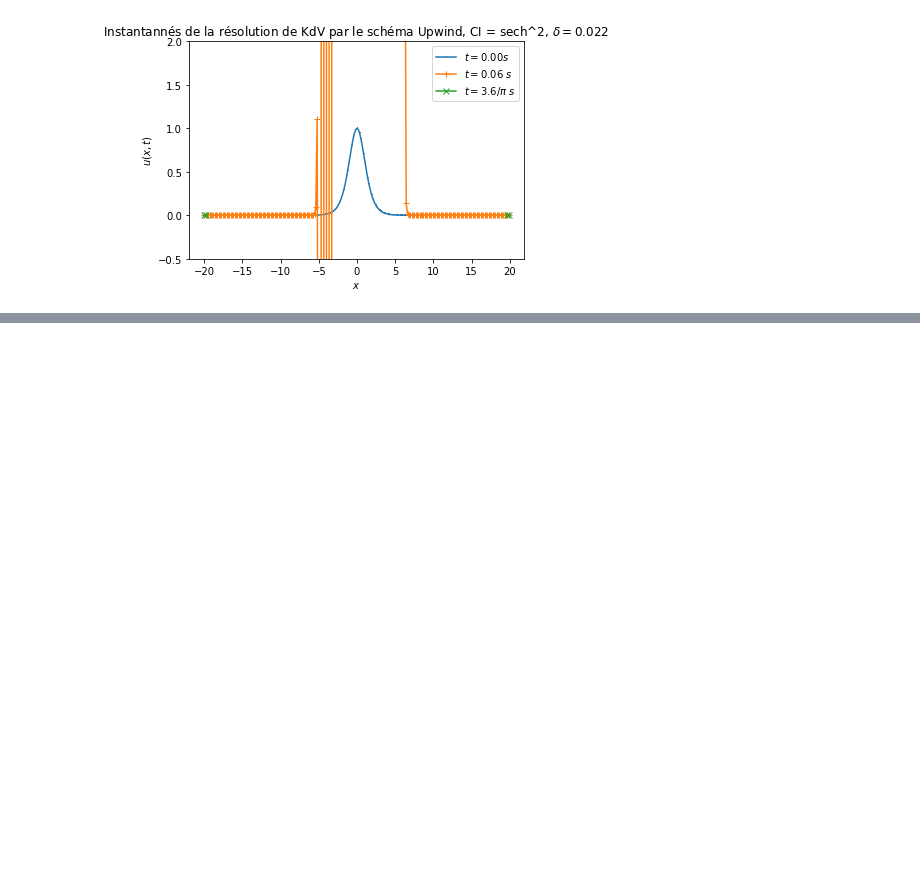
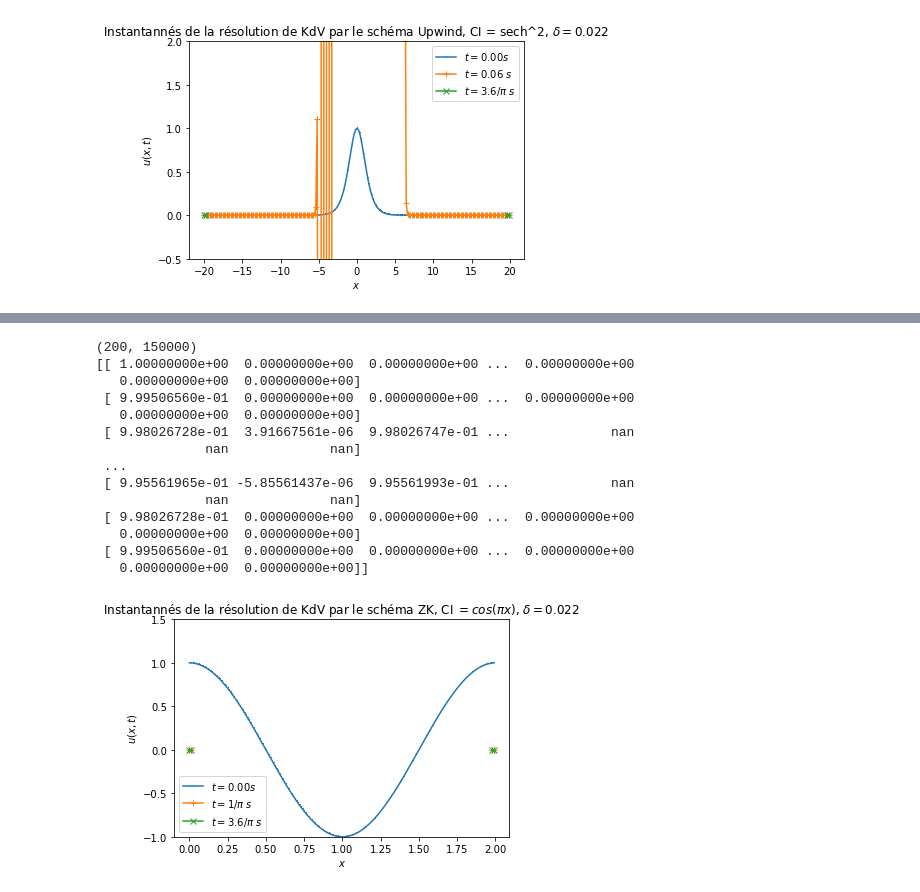
Before and after one commit to AmauryLaridon/LPHYS1303-Projet1, a Jupyter notebook: Notebook.ipynb, the cells around one changed output, grey strips where cells are left out. Cells and saved outputs as stored; diff of their text form; code cells hidden in the pictures; blank space fills up the shorter version.

```diff
--- a/Notebook.ipynb
+++ b/Notebook.ipynb
@@ -194,0 +201,65 @@ plt.close()
+# %%
+#Paramètres numériques et physiques.
+h = 0.01
+k = 0.00001
+x_L = 0
+x_R = 2
+L = x_R - x_L
+N = L/h
+N = int(N)
+x_grid = np.linspace(x_L, x_R - h, N)
+print("Résolution numérique avec une grille spatiale de {} points".format(N))
+t_0 = 0
+T = 1.5
+M = T/k
+M = int(M)
+t_grid = np.linspace(t_0, T-k, M)
+print("Résolution numérique avec une grille temporelle de {} points".format(M))
+delta = 0.022
+print("Paramètres numérique : L = {}, T = {}s, h = {}, k = {}, delta = {}".format(L, T, h, k, delta))
+
+def ZK_KdV(U0, x_grid, t_grid, T, delta):
+    """Schéma ZK pour l équation de KdV"""
+    h = np.abs(x_grid[1]-x_grid[0])
+    k = np.abs(t_grid[1]-x_grid[0])
+    U = np.zeros((np.shape(x_grid)[0], np.shape(t_grid)[0]), dtype=np.float64)
+    M = np.shape(t_grid)[0]
+    U[:, 0] = U0
+    for j in range(M-1):
+        # Implémentation schéma
+        U[2:-2, j+1] = U[2:-2, j-1]-(1/3)*(k/h)*(U[3:-1, j]+U[2:-2, j]+U[1:-3,j])*(U[3:-1, j]-U[1:-3,j])-((delta**2)*k/(h**3))*(U[4:, j]-2*U[3:-1, j]
+        +2*U[1:-3, j]-U[0:-4, j])
+        # Conditions aux bords
+        U[0, j+1] = 0
+        U[1, j+1] = 0
+        U[-2, j+1] = 0
+        U[-1, j+1] = 0
+        #U[0,:] = U[-1,:]
+        #U[1,:] = U[-2,:]    #Tentative d'implémenter des conditions aux bords périodiques cfr plus bas mais ça ne change rien
+    return U
+
+#Initialisiation
+U0 = f_cos(x_grid)
+ZK = ZK_KdV(U0, x_grid, t_grid, T, delta)
+print(np.shape(ZK))
+print(ZK)
+
+#Plot d'instantanné avec la CI de cos
+t_span = [0, 1/np.pi, 3.6/np.pi]
+n0 = 0
+plt.plot(x_grid, ZK[:, n0], label="$t = {:2.2f}s$".format(t_grid[n0]), marker=',')
+n1 = int(np.floor(t_span[1]/k))
+plt.plot(x_grid, ZK[:, n1], label="$t = 1/ \pi \;s$", marker='+')
+n2 = int(np.floor(t_span[2]/k))
+plt.plot(x_grid, ZK[:, n2], label="$t = 3.6/ \pi \; s$", marker='x')
+# plt.plot(uu[:, n], label="Theorical Solution $t = {:2.2f}s$".format(t[n]))
+#Même problème qu'au dessus le schéma est (dans l'état actuel de son implémentation) n'est pas du tout stable et je n'ai pas de
+#pour leurs temps de référence. Pour des instants 10**-4s après le début on voit déjà que ça part en couille.
+plt.ylim([-1, 1.5])
+plt.xlabel("$x$")
+plt.ylabel("$u(x,t)$")
+plt.title('Instantannés de la résolution de KdV par le schéma ZK, CI $= cos(\pi x)$, $\delta = {}$'.format(delta))
+plt.legend()
+plt.show()
+plt.close()
+# %% [output]
@@ -194,0 +269,15 @@ plt.close()
+(200, 150000)
+[[ 1.00000000e+00  0.00000000e+00  0.00000000e+00 ...  0.00000000e+00
+   0.00000000e+00  0.00000000e+00]
+ [ 9.99506560e-01  0.00000000e+00  0.00000000e+00 ...  0.00000000e+00
+   0.00000000e+00  0.00000000e+00]
+ [ 9.98026728e-01  3.91667561e-06  9.98026747e-01 ...             nan
+              nan             nan]
+ ...
+ [ 9.95561965e-01 -5.85561437e-06  9.95561993e-01 ...             nan
+              nan             nan]
+ [ 9.98026728e-01  0.00000000e+00  0.00000000e+00 ...  0.00000000e+00
+   0.00000000e+00  0.00000000e+00]
+ [ 9.99506560e-01  0.00000000e+00  0.00000000e+00 ...  0.00000000e+00
+   0.00000000e+00  0.00000000e+00]]
+[figure, added]
```
Also changed, not shown: parts of 6 cells of this notebook.
